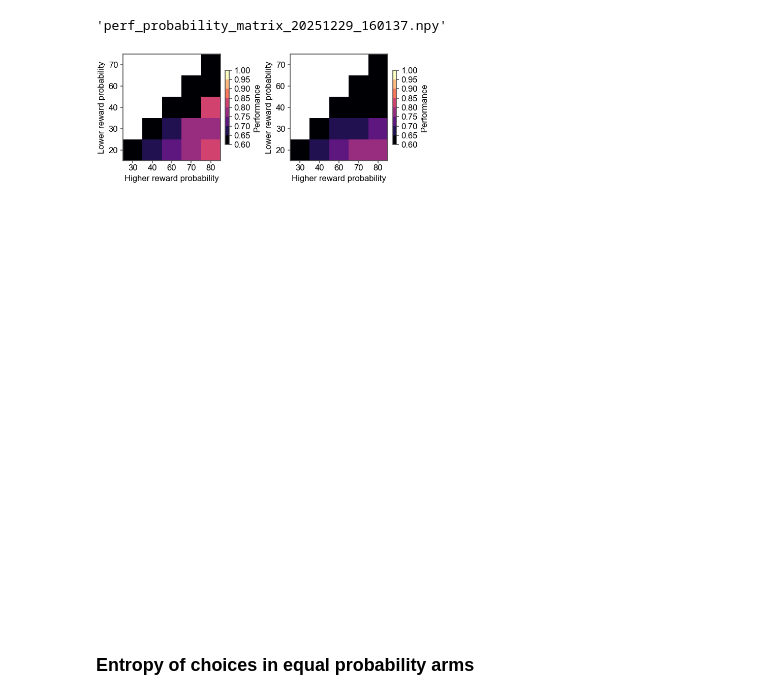
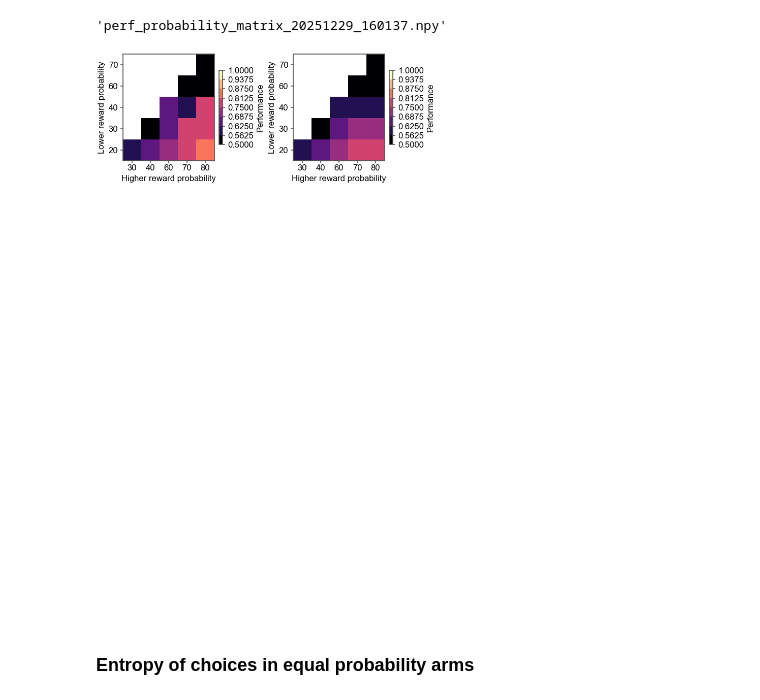
Before and after one commit to bapungiri/py_adlab_bg, a Jupyter notebook: mab_choice_performance1.ipynb, the cells around one changed output. Cells and saved outputs as stored; diff of their text form; code cells hidden in the pictures.

```diff
--- a/mab_choice_performance1.ipynb
+++ b/mab_choice_performance1.ipynb
@@ -250,10 +250,10 @@ from palettable.scientific.sequential import GrayC_7
 from matplotlib.colors import BoundaryNorm
 
 
-bounds = np.linspace(0.6, 1, 9)
+bounds = np.linspace(0.5, 1, 9)
 norm = BoundaryNorm(bounds, ncolors=256)
 
-fig = Fig(5, 3, size=(8.5, 11), num=1, fontsize=12)
+fig = Fig(5, 3, size=(8.5, 11), fontsize=12)
 
 df = mab_subjects.GroupData().perf_probability_matrix.latest
 # df = df[df["lesion"] == "pre_lesion"]
@@ -265,35 +265,35 @@ for g, grp in enumerate(["struc", "unstruc"]):
     mask = np.triu(np.ones_like(perf_mean, dtype=bool), k=0)
 
     perf_mean[mask] = np.nan
 
     ax = fig.subplot(fig.gs[g])
 
     im = ax.pcolormesh(
         perf_mean.T,
         # cmap=GrayC_7.mpl_colormap,
         cmap="magma",
         shading="auto",
         # vmin=0.6,
         # vmax=1,
         norm=norm,
     )
     ticks = np.arange(0, 6) + 0.5
     ax.set_xticks(ticks, [20, 30, 40, 60, 70, 80])
     ax.set_yticks(ticks, [20, 30, 40, 60, 70, 80])
     ax.set_xlim(1, 6)
     ax.set_ylim(0, 5)
     ax.spines["right"].set_visible(True)
     ax.spines["top"].set_visible(True)
     ax.set_xlabel("Higher reward probability")
     ax.set_ylabel("Lower reward probability")
 
     cb = plt.colorbar(im, ax=ax, shrink=0.7)
     cb.set_label("Performance")
 
-plt.show()
+# plt.sho)
 # ax.legend_.remove()
 # %% [output]
-[figure, old version]
+[figure, new version]
 # %%
 ticks
 # %% [markdown]
```
Also changed, not shown: parts of 2 cells of this notebook, 3 other files.
